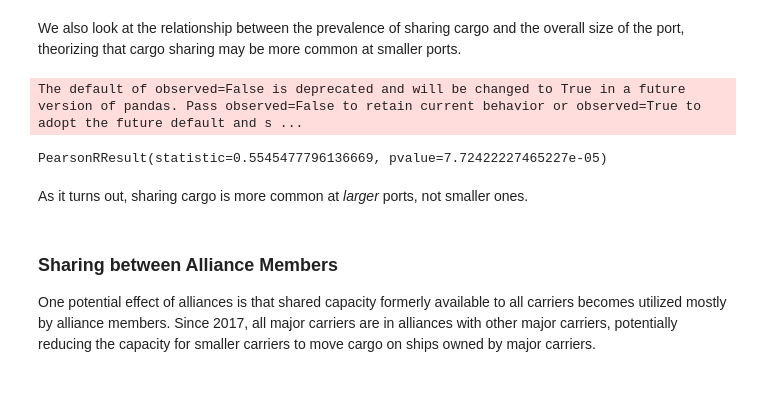
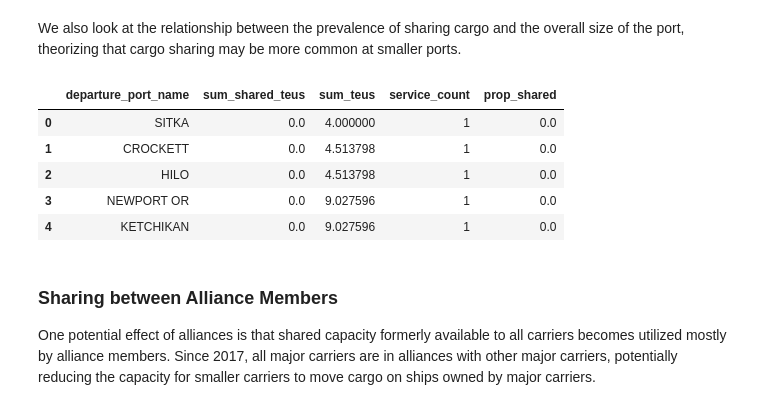
Before and after one commit to epistemetrica/Ocean-Carrier-Alliances-Project, a Jupyter notebook: oca_analyze_pnrec.ipynb, the cells around one changed output. Drawn from its saved outputs; the diff is of its cells as text; code cells hidden in the pictures.

Commit message:
update nb with alliance data

```diff
--- a/oca_analyze_pnrec.ipynb
+++ b/oca_analyze_pnrec.ipynb
@@ -102,23 +99,27 @@ Since we are initially concerned with analysis based on whether or not a carrier
+# %%
+#join to exports lf
+exports_lf = (
+    exports_lf
+    .join(alliances_df.lazy(), on=['unified_carrier_scac', 'date'], how='left')
+    .with_columns(
+        #create boolean for alliance membership
+        pl.col('alliance').is_not_null().alias('alliance_member'),
+        #set missing alliance_member cells to "Non-alliance Carriers"
+        pl.col('alliance').replace({None:'Non-alliance Carriers'})
+        )
+)
 # %%
-alliances_df = (
-    alliances_df.with_columns(
-        #set new 'alliance_member' column to 1 if the carrier is a member of any alliance
-        pl.when((pl.col('2m') + pl.col('ocean') + pl.col('the'))>0)
-        .then(pl.lit(1))
-        .otherwise(pl.lit(0))
-        .alias('alliance_member')
-    )
-)
-
 #join to exports lf, renaming SCAC column for convenience
-exports_lf = (
-    exports_lf.rename({'unified_carrier_scac':'scac'})
+imports_lf = (
+    imports_lf.rename({'unified_carrier_scac':'scac'})
     .join(alliances_df.lazy(), on=['scac', 'year'], how='left')
+    #set missing alliance_member cells to 0
+    .with_columns(pl.col('alliance_member').replace(None, 0))
 )
 
 #coalesce dummy columns
-exports_lf = (
-    exports_lf
+imports_lf = (
+    imports_lf
     .with_columns(
         pl.when(pl.col('2m')==1)
         .then(pl.lit('2m'))
@@ -357,26 +448,23 @@ We also look at the relationship between the prevalence of sharing cargo and the
 # %%
 port_share_df = (
     exports_lf
-    .group_by('departure_port_code')
+    .group_by('departure_port_name')
     .agg(
         (pl.col('shared_teus')).sum().alias('sum_shared_teus'),
-        pl.col('teus').sum().alias('sum_teus')
+        pl.col('teus').sum().alias('sum_teus'),
+        pl.col('date_departure').unique().count().alias('service_count')
     )
     .with_columns((pl.col('sum_shared_teus')/pl.col('sum_teus')).alias('prop_shared'))
     .sort(by='sum_teus')
+    .cast({'departure_port_name':pl.Utf8})
     .collect()
     .to_pandas()
 )
-px.scatter(port_share_df, x=port_share_df.index, y=port_share_df.prop_shared,
-           color=port_share_df.departure_port_code,
-           labels={'index':'Port Size Rank (ascending)'},
-           title='Average % Shared Cargo by Port Size'
-           )
+port_share_df.head()
 # %% [output]
-The default of observed=False is deprecated and will be changed to True in a future version of pandas. Pass observed=False to retain current behavior or observed=True to adopt the future default and s ...
+|  | departure_port_name | sum_shared_teus | sum_teus | service_count | prop_shared |
+| 0 | SITKA | 0.0 | 4.000000 | 1 | 0.0 |
+| 1 | CROCKETT | 0.0 | 4.513798 | 1 | 0.0 |
+| 2 | HILO | 0.0 | 4.513798 | 1 | 0.0 |
+| 3 | NEWPORT OR | 0.0 | 9.027596 | 1 | 0.0 |
+| 4 | KETCHIKAN | 0.0 | 9.027596 | 1 | 0.0 |
-# %%
-scipy.stats.pearsonr(port_share_df.sum_teus, port_share_df.prop_shared)
-# %% [output]
-PearsonRResult(statistic=0.5545477796136669, pvalue=7.72422227465227e-05)
-# %% [markdown]
-As it turns out, sharing cargo is more common at *larger* ports, not smaller ones.
```
Also changed, not shown: parts of 17 cells of this notebook, 8 other files.
